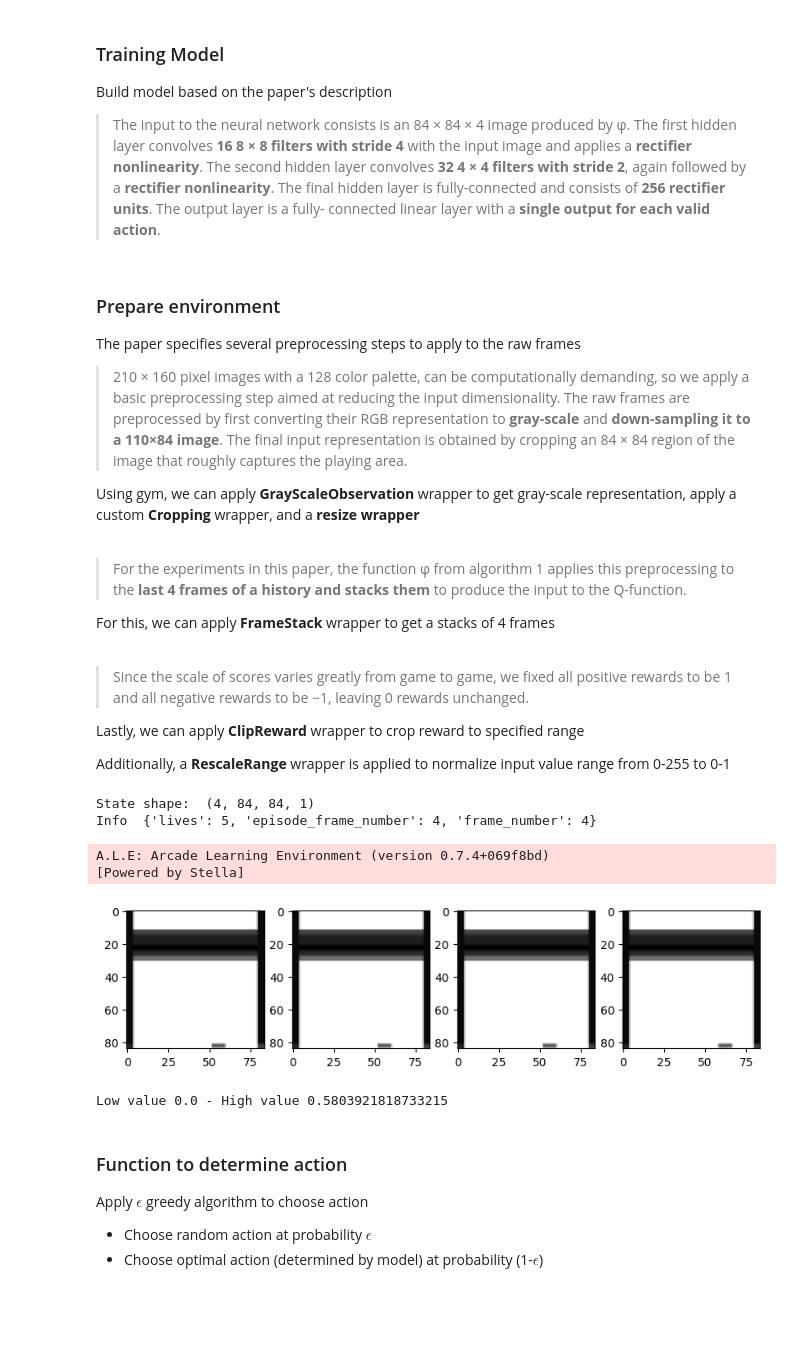
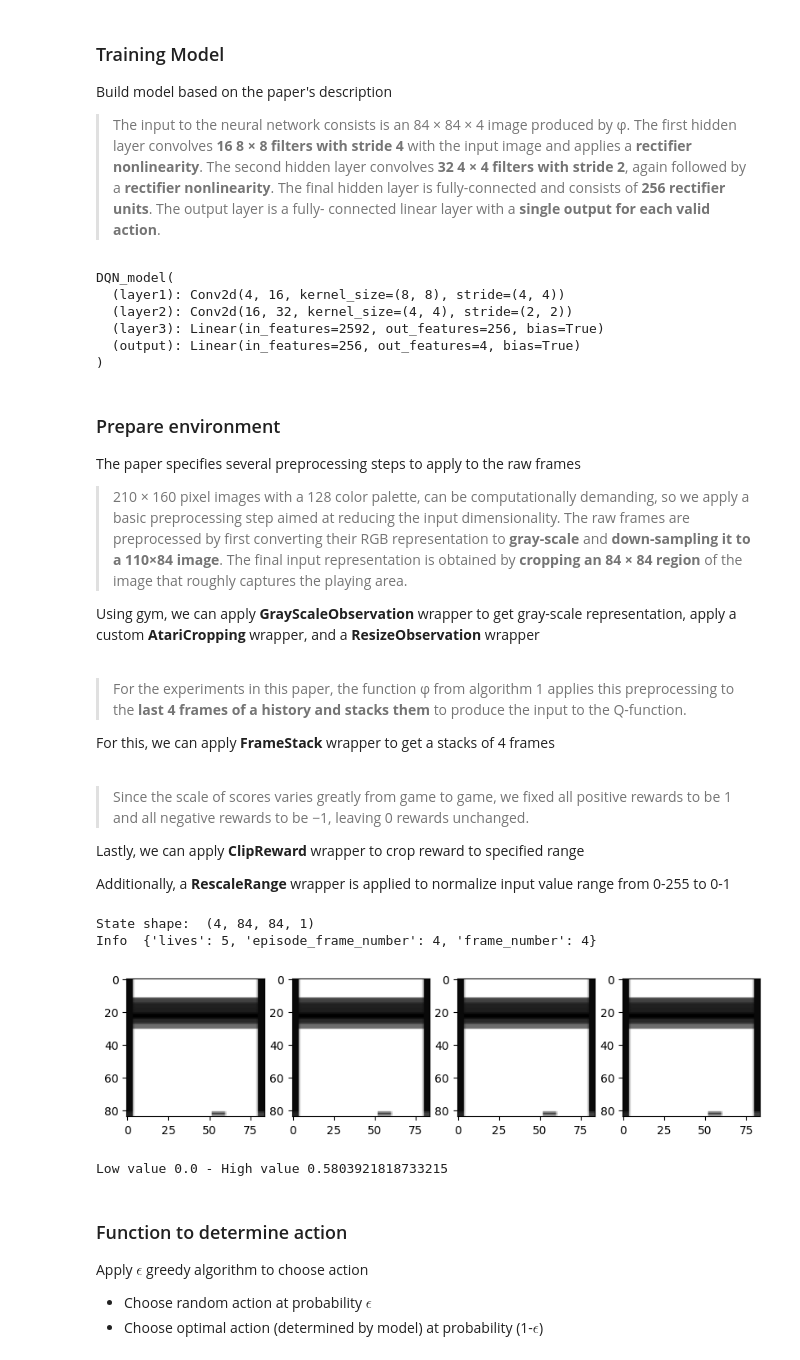
Before and after one commit to quingzz/DQN_paper, a Jupyter notebook: dqn.ipynb, the cells around one changed output. Cells and saved outputs as stored; diff of their text form; code cells hidden in the pictures; blank space fills up the shorter version.

Commit message:
clean up code, add model demo

```diff
--- a/dqn.ipynb
+++ b/dqn.ipynb
@@ -57,10 +59,11 @@ class DQN_model(nn.Module):
         super(DQN_model, self).__init__()
         self.layer1 = nn.Conv2d(input_shape[0], 16, kernel_size=(8,8), stride=4)
         self.layer2 = nn.Conv2d(16, 32, (4,4), stride=2)
-        # output shape after EACH convo would be ((dimension - filter size)/stride +1) **2 (for 2 sides)
-                                                                            # * 4 (stack) * output_channel
-        dim_size = (((84-8)/4 + 1)-4)/2+1
-        self.layer3 = nn.Linear(int((dim_size)**2 * 32), 256)
+        # output shape after EACH convo would be ((dimension - filter size)/stride +1)
+                                                                        # **2 (for 2 sides of img) * out_channel
+
+        dim_size = (((84-8)/4 + 1)-4)/2 + 1 #calculate size (of 1 side) of img after 2 convo layers
+        self.layer3 = nn.Linear(int(dim_size)**2 * 32, 256)
         self.output = nn.Linear(256, n_actions)
 
     def forward(self, x):
@@ -71,12 +74,21 @@ class DQN_model(nn.Module):
         x = self.output(x)
 
         return x
+
+print(model)
+# %% [output]
+DQN_model(
+  (layer1): Conv2d(4, 16, kernel_size=(8, 8), stride=(4, 4))
+  (layer2): Conv2d(16, 32, kernel_size=(4, 4), stride=(2, 2))
+  (layer3): Linear(in_features=2592, out_features=256, bias=True)
+  (output): Linear(in_features=256, out_features=4, bias=True)
+)
 # %% [markdown]
 ### Prepare environment
 The paper specifies several preprocessing steps to apply to the raw frames
->210 × 160 pixel images with a 128 color palette, can be computationally demanding, so we apply a basic preprocessing step aimed at reducing the input dimensionality. The raw frames are preprocessed by first converting their RGB representation to **gray-scale** and **down-sampling it to a 110×84 image**. The final input representation is obtained by cropping an 84 × 84 region of the image that roughly captures the playing area.
+>210 × 160 pixel images with a 128 color palette, can be computationally demanding, so we apply a basic preprocessing step aimed at reducing the input dimensionality. The raw frames are preprocessed by first converting their RGB representation to **gray-scale** and **down-sampling it to a 110×84 image**. The final input representation is obtained by **cropping an 84 × 84 region** of the image that roughly captures the playing area.
 
-Using gym, we can apply **GrayScaleObservation** wrapper to get gray-scale representation, apply a custom **Cropping** wrapper, and a **resize wrapper**
+Using gym, we can apply **GrayScaleObservation** wrapper to get gray-scale representation, apply a custom **AtariCropping** wrapper, and a **ResizeObservation** wrapper
 
 <br>
 
@@ -96,53 +108,42 @@ Additionally, a **RescaleRange** wrapper is applied to normalize input value ran
 # %%
 from gym.wrappers import GrayScaleObservation, ResizeObservation, FrameStack, TransformObservation
 from utilities.custom_wrappers import ClipReward, AtariCropping, RescaleRange, MaxAndSkipEnv
+# Many (if not all) custom wrappers were respecfully borrowed from stablebaselines wrappers and modified
 
 def generate_env(env_name):
     env = gym.make(env_name)
     env = MaxAndSkipEnv(env, skip=4)
     env = ClipReward(env, -1, 1)
     env = AtariCropping(env)
     # gray scale frame
     env = GrayScaleObservation(env, keep_dim=False)
     env = RescaleRange(env)
     # resize frame to 84×84 image
     env = ResizeObservation(env, (84, 84))
     # stack 4 frames (equivalent to what phi does in paper)
     env = FrameStack(env, num_stack=4)
 
     return env
 
-def require_special_handling(env_name):
-    env = generate_env(env_name)
-    env.reset()
-    observation, reward, done, info = env.step(env.action_space.sample())
-
-    return info['lives']>1
-
 env = generate_env("BreakoutNoFrameskip-v4")
 env.reset()
 observation, reward, done, info = env.step(env.action_space.sample())
 
 print("State shape: ", np.asarray(observation).shape)
 print("Info ", info)
 
 # visualize frames in each step
 _, axs = plt.subplots(1, 4, figsize=(10,10))
 for i, image in enumerate(observation):
     axs[i].imshow(image, cmap="binary")
 plt.show()
 
-# plt.imshow(image, cmap="binary")
-# plt.show()
-
 print(f"Low value {np.min(np.asarray(observation))} - High value {np.max(np.asarray(observation))}")
 # %% [output]
 State shape:  (4, 84, 84, 1)
 Info  {'lives': 5, 'episode_frame_number': 4, 'frame_number': 4}
+[figure]
-A.L.E: Arcade Learning Environment (version 0.7.4+069f8bd)
-[Powered by Stella]
+Low value 0.0 - High value 0.5803921818733215
-[figure]
-Low value 0.0 - High value 0.5803921818733215
 # %% [markdown]
 ### Function to determine action
 Apply $\epsilon$ greedy algorithm to choose action
```
Also changed, not shown: parts of 14 cells of this notebook, 9 other files.
